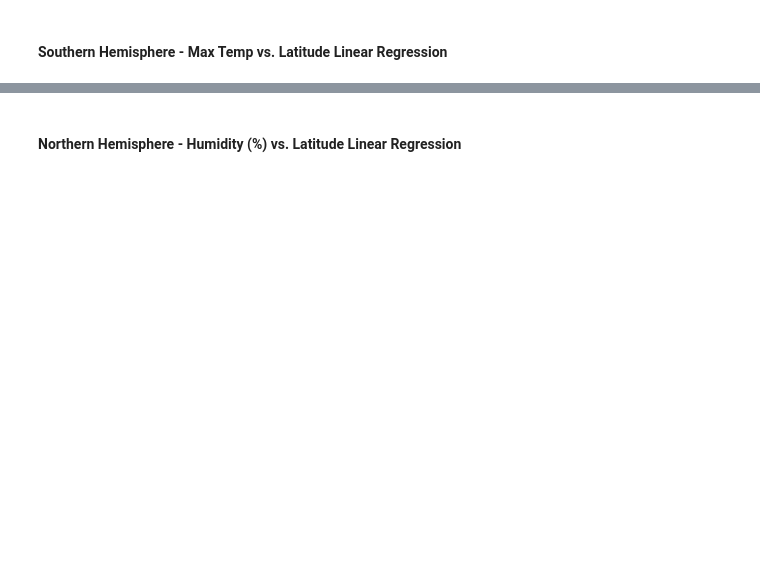
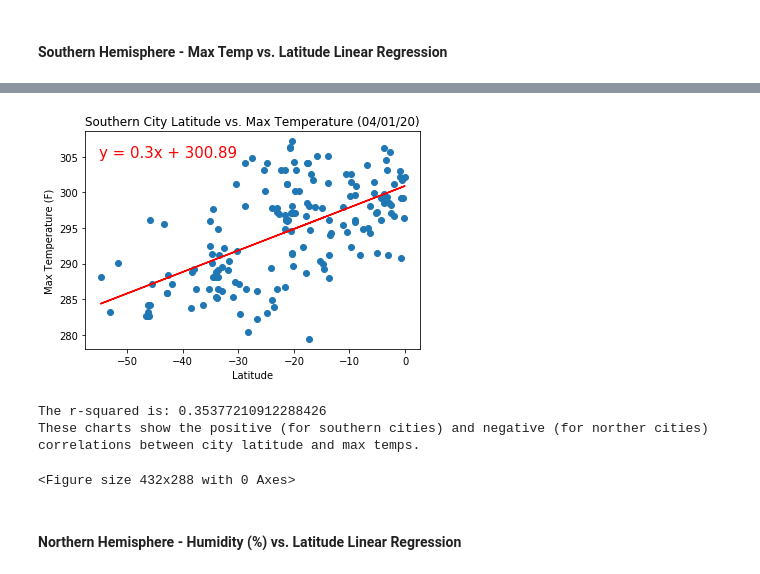
Before and after one commit to joshuadanielp/06_Python_APIs_HW, a Jupyter notebook: WeatherPy.ipynb, the cells around one changed output, grey strips where cells are left out. Saved outputs shown, nothing was run; the diff lists cells and outputs as text; code cells hidden in the pictures; blank space fills up the shorter version.

```diff
--- a/WeatherPy.ipynb
+++ b/WeatherPy.ipynb
@@ -305,2 +345,31 @@ The r-squared is: 0.39936284758885965
+# %%
+# Perform a linear regression on max temp versus latitude
+(slope, intercept, rvalue, pvalue, stderr) = linregress(southern_df["Lat"], southern_df["Max Temp"])
+
+# Create equation of line to calculate predicted max temp
+regress_values = southern_df["Lat"] * slope + intercept
+line_eq = "y = " + str(round(slope,2)) + "x + " + str(round(intercept,2))
+
+# Plot the linear model on top of scatter plot
+plt.scatter(southern_df["Lat"],southern_df["Max Temp"])
+plt.plot(southern_df["Lat"],regress_values,"-", color="r")
+plt.annotate(line_eq,(-55,305),fontsize=15,color="red")
+plt.xlabel('Latitude')
+plt.ylabel("Max Temperature (F)")
+plt.title("Southern City Latitude vs. Max Temperature (04/01/20)")
+plt.show()
+
+print(f"The r-squared is: {rvalue**2}")
+
+# Brief analysis
+print("These charts show the positive (for southern cities) and negative (for norther cities) correlations between city latitude and max temps.")
+
+# Save image as PNG
+plt.savefig("Fig6.png")
+# %% [output]
+[figure, added]
+The r-squared is: 0.35377210912288426
+These charts show the positive (for southern cities) and negative (for norther cities) correlations between city latitude and max temps.
+<Figure size 432x288 with 0 Axes>
 # %% [markdown]
 ####  Northern Hemisphere - Humidity (%) vs. Latitude Linear Regression
```
Also changed, not shown: parts of 23 cells of this notebook.
